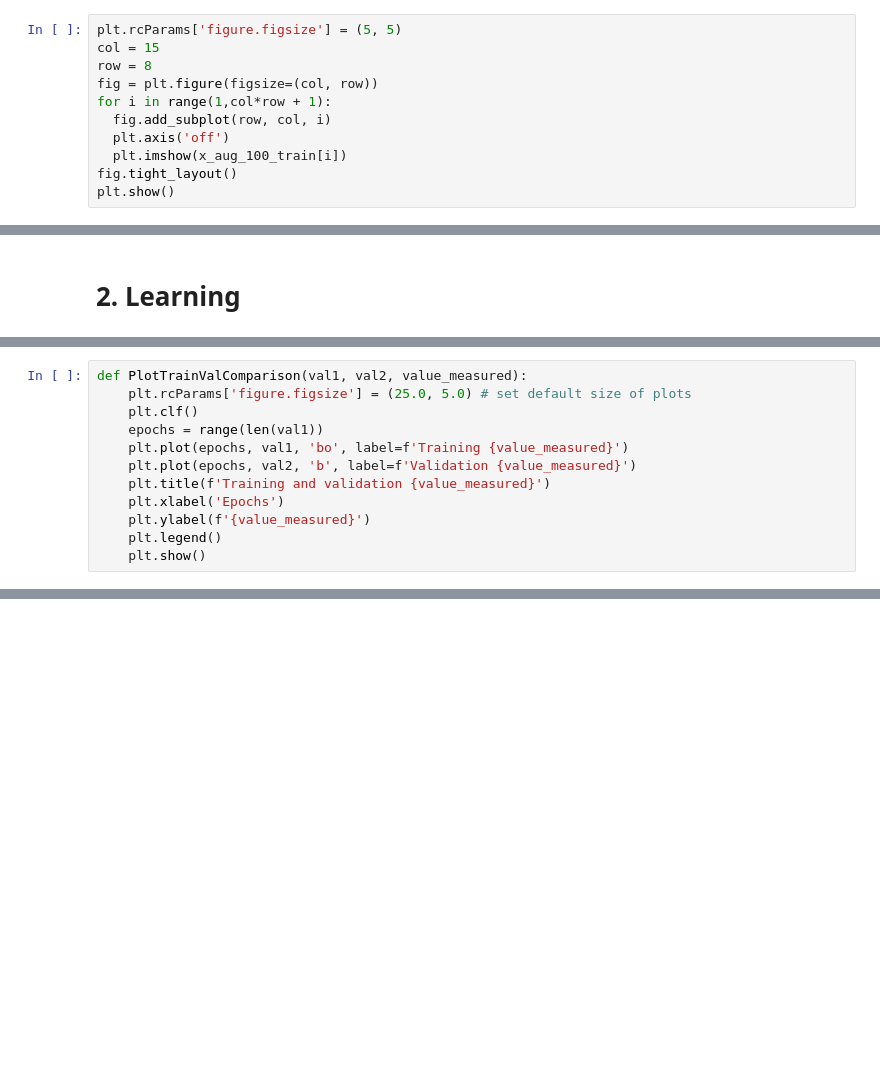
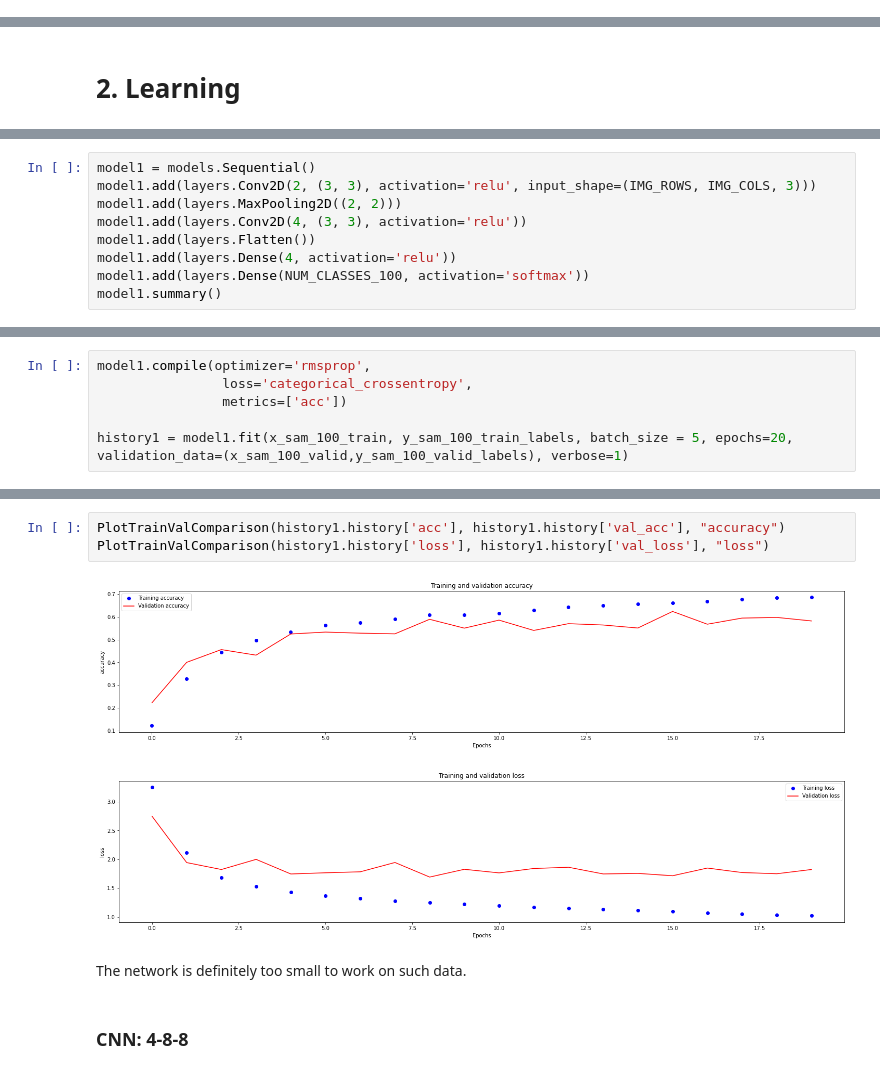
Before and after one commit to MarcinKozak005/Polish-Traffic-Signs-Recognition, a Jupyter notebook: PolishTrafficSignsRecognition.ipynb, the cells around one changed output, grey strips where cells are left out. Saved outputs shown, nothing was run; the diff lists cells and outputs as text; blank space fills up the shorter version.

```diff
--- a/PolishTrafficSignsRecognition.ipynb
+++ b/PolishTrafficSignsRecognition.ipynb
@@ -296,11 +340,0 @@ plt.show()
-# %%
-plt.rcParams['figure.figsize'] = (5, 5)
-col = 15
-row = 8
-fig = plt.figure(figsize=(col, row))
-for i in range(1,col*row + 1):
-  fig.add_subplot(row, col, i)
-  plt.axis('off')
-  plt.imshow(x_aug_100_train[i])
-fig.tight_layout()
-plt.show()
@@ -366,12 +344,0 @@ Próby
-# %%
-def PlotTrainValComparison(val1, val2, value_measured):
-    plt.rcParams['figure.figsize'] = (25.0, 5.0) # set default size of plots
-    plt.clf()
-    epochs = range(len(val1))
-    plt.plot(epochs, val1, 'bo', label=f'Training {value_measured}')
-    plt.plot(epochs, val2, 'b', label=f'Validation {value_measured}')
-    plt.title(f'Training and validation {value_measured}')
-    plt.xlabel('Epochs')
-    plt.ylabel(f'{value_measured}')
-    plt.legend()
-    plt.show()
@@ -565,0 +349,9 @@ NameError: ignored
+# %%
+model1 = models.Sequential()
+model1.add(layers.Conv2D(2, (3, 3), activation='relu', input_shape=(IMG_ROWS, IMG_COLS, 3)))
+model1.add(layers.MaxPooling2D((2, 2)))
+model1.add(layers.Conv2D(4, (3, 3), activation='relu'))
+model1.add(layers.Flatten())
+model1.add(layers.Dense(4, activation='relu'))
+model1.add(layers.Dense(NUM_CLASSES_100, activation='softmax'))
+model1.summary()
@@ -565,0 +379,6 @@ NameError: ignored
+# %%
+model1.compile(optimizer='rmsprop',
+                loss='categorical_crossentropy',
+                metrics=['acc'])
+
+history1 = model1.fit(x_sam_100_train, y_sam_100_train_labels, batch_size = 5, epochs=20, validation_data=(x_sam_100_valid,y_sam_100_valid_labels), verbose=1)
@@ -565,0 +403,10 @@ NameError: ignored
+# %%
+PlotTrainValComparison(history1.history['acc'], history1.history['val_acc'], "accuracy")
+PlotTrainValComparison(history1.history['loss'], history1.history['val_loss'], "loss")
+# %% [output]
+[figure, added]
+[figure, added]
+# %% [markdown]
+The network is definitely too small to work on such data.
+# %% [markdown]
+### CNN: 4-8-8
```
Also changed, not shown: parts of 78 cells of this notebook.
